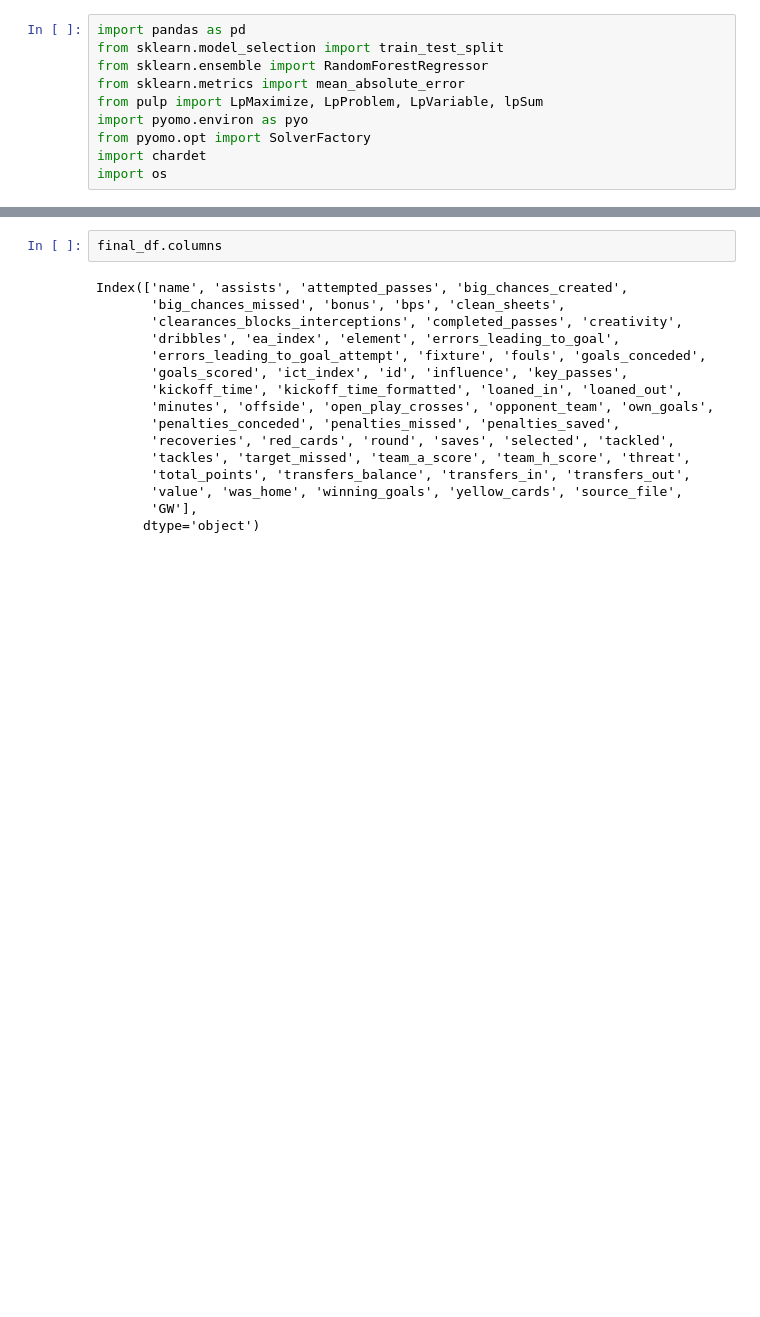
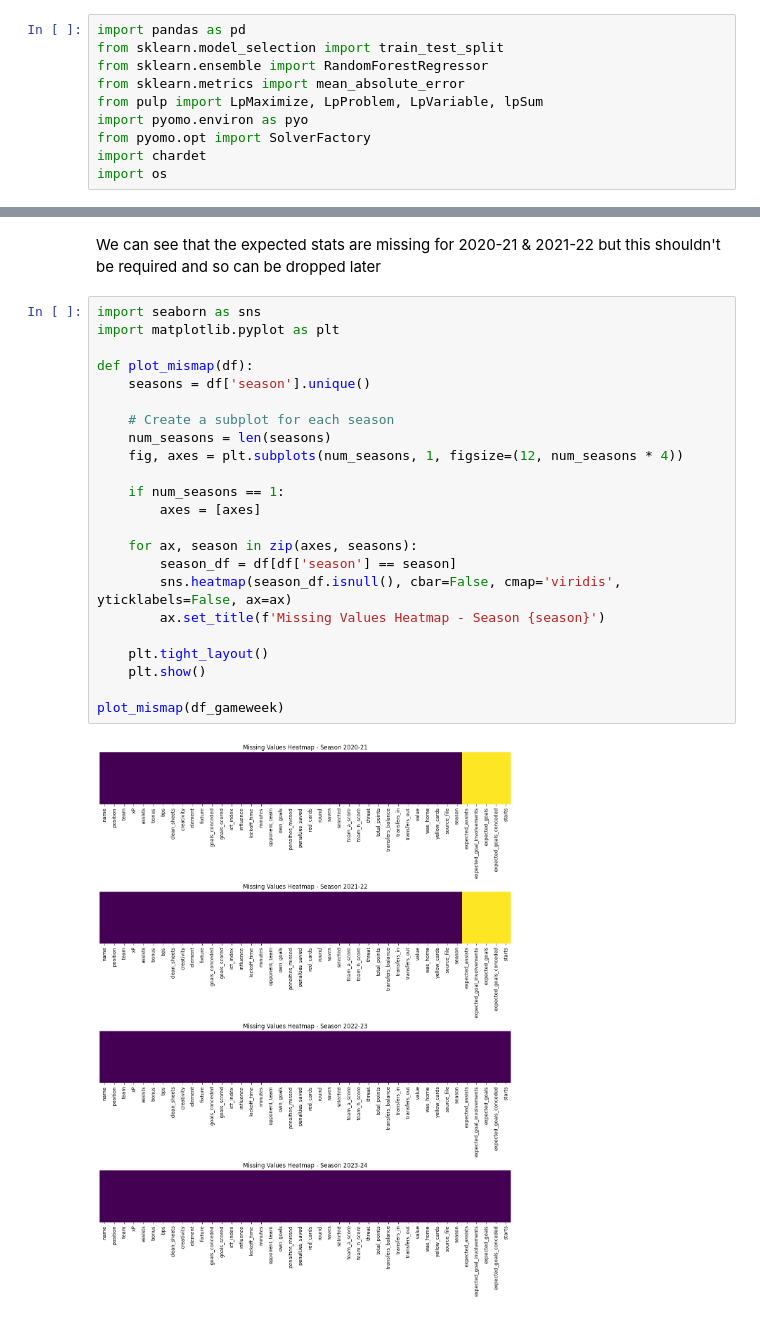
Before and after one commit to Dusoye/fantasyfootball, a Jupyter notebook: scr/fplprediction.ipynb, the cells around one changed output, grey strips where cells are left out. Drawn from its saved outputs; the diff is of its cells as text; blank space fills up the shorter version.

```diff
--- a/scr/fplprediction.ipynb
+++ b/scr/fplprediction.ipynb
@@ -105,18 +110,27 @@ if final_df is not None:
-# %%
-final_df.columns
-# %% [output]
-Index(['name', 'assists', 'attempted_passes', 'big_chances_created',
-       'big_chances_missed', 'bonus', 'bps', 'clean_sheets',
-       'clearances_blocks_interceptions', 'completed_passes', 'creativity',
-       'dribbles', 'ea_index', 'element', 'errors_leading_to_goal',
-       'errors_leading_to_goal_attempt', 'fixture', 'fouls', 'goals_conceded',
-       'goals_scored', 'ict_index', 'id', 'influence', 'key_passes',
-       'kickoff_time', 'kickoff_time_formatted', 'loaned_in', 'loaned_out',
-       'minutes', 'offside', 'open_play_crosses', 'opponent_team', 'own_goals',
-       'penalties_conceded', 'penalties_missed', 'penalties_saved',
-       'recoveries', 'red_cards', 'round', 'saves', 'selected', 'tackled',
-       'tackles', 'target_missed', 'team_a_score', 'team_h_score', 'threat',
-       'total_points', 'transfers_balance', 'transfers_in', 'transfers_out',
-       'value', 'was_home', 'winning_goals', 'yellow_cards', 'source_file',
-       'GW'],
-      dtype='object')
+# %% [markdown]
+We can see that the expected stats are missing for 2020-21 & 2021-22 but this shouldn't be required and so can be dropped later
+# %%
+import seaborn as sns
+import matplotlib.pyplot as plt
+
+def plot_mismap(df):
+    seasons = df['season'].unique()
+
+    # Create a subplot for each season
+    num_seasons = len(seasons)
+    fig, axes = plt.subplots(num_seasons, 1, figsize=(12, num_seasons * 4))
+
+    if num_seasons == 1:
+        axes = [axes]
+
+    for ax, season in zip(axes, seasons):
+        season_df = df[df['season'] == season]
+        sns.heatmap(season_df.isnull(), cbar=False, cmap='viridis', yticklabels=False, ax=ax)
+        ax.set_title(f'Missing Values Heatmap - Season {season}')
+
+    plt.tight_layout()
+    plt.show()
+
+plot_mismap(df_gameweek)
+# %% [output]
+[figure, added]
```
Also changed, not shown: parts of 5 cells of this notebook.
